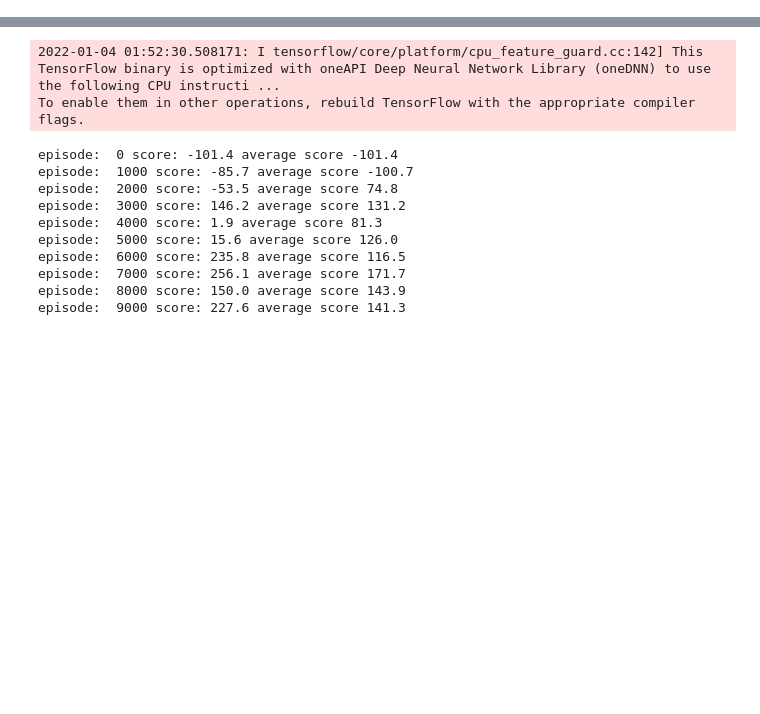
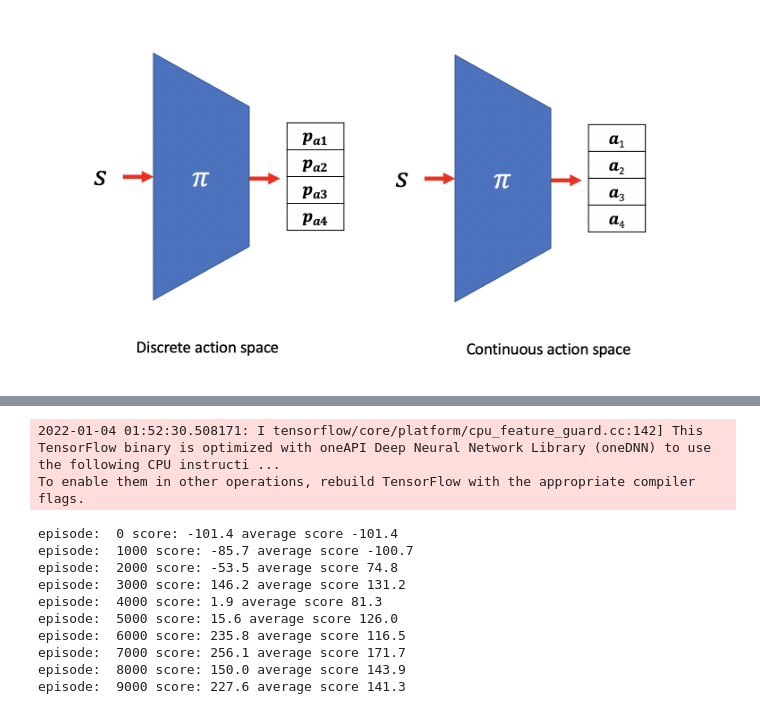
Before and after one commit to fastscience-ai/RL_toturial_AIAI2022, a Jupyter notebook: policy_gradient.ipynb, the cells around one changed output, grey strips where cells are left out. Drawn from its saved outputs; the diff is of its cells as text; code cells hidden in the pictures; blank space fills up the shorter version.

```diff
--- a/policy_gradient.ipynb
+++ b/policy_gradient.ipynb
@@ -7,4 +7,9 @@ from tensorflow import keras
 from tensorflow.keras.optimizers import Adam
 from tensorflow.keras.layers import Dense
 import tensorflow_probability as tfp # require tensorflow >= 2.6
+# %%
+from IPython.display import Image
+Image(filename='pg1.png')
+# %% [output]
+[figure, added]
 # %%
```
Also changed, not shown: parts of 4 cells of this notebook, 9 other files.
